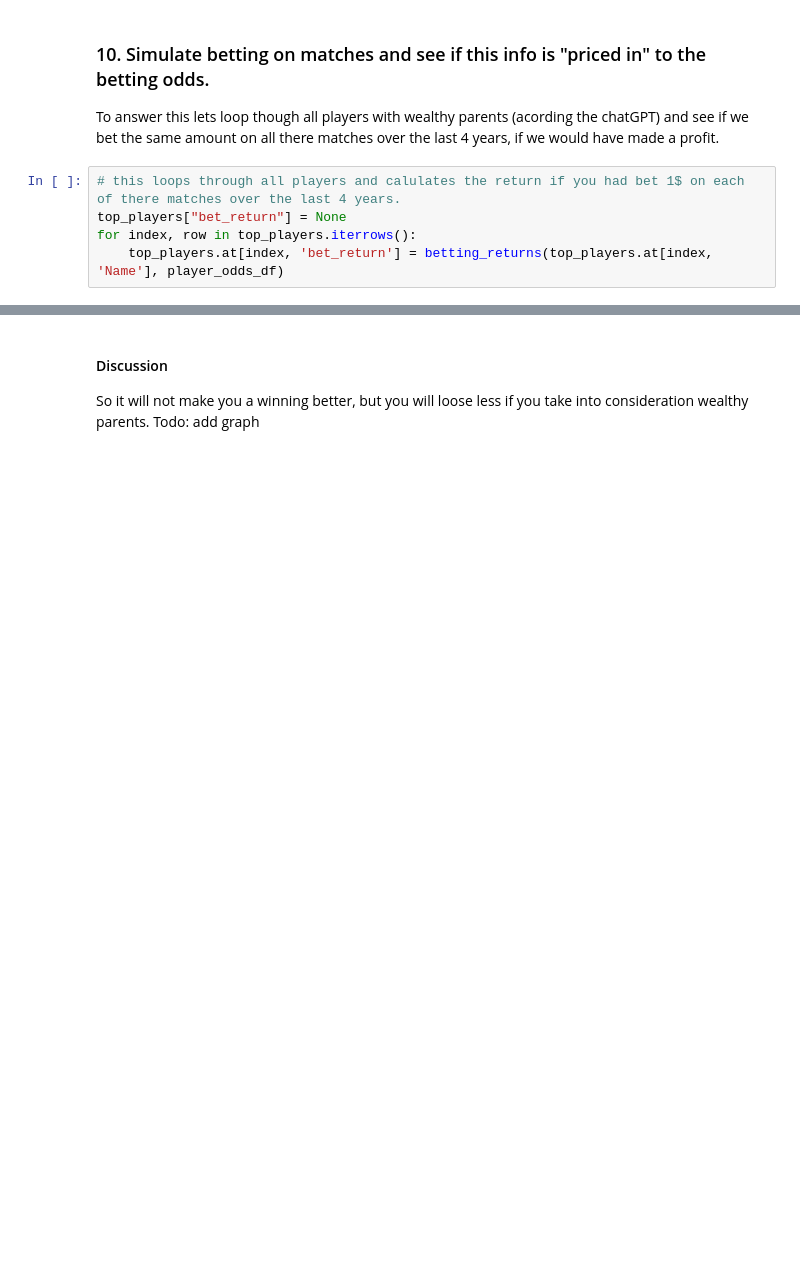
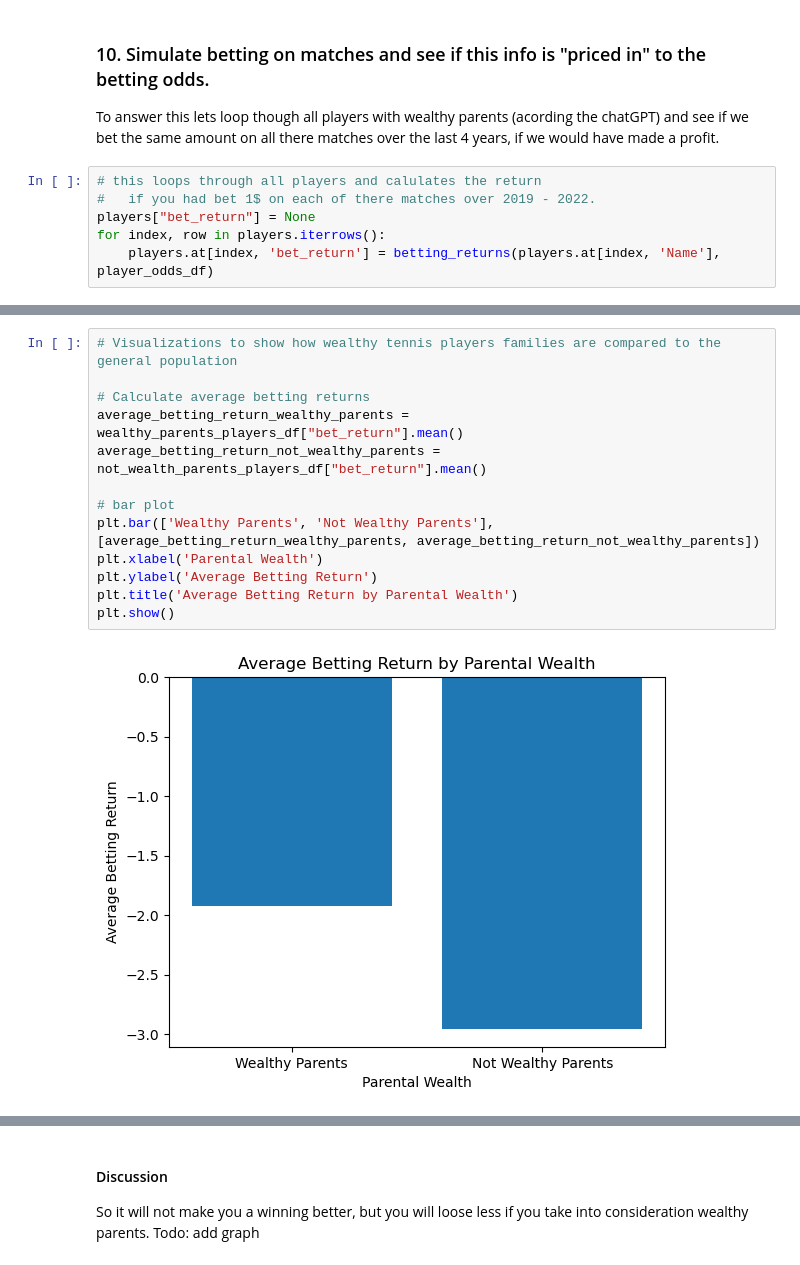
Before and after one commit to mmmcustard/analytics158739, a Jupyter notebook: 158739Assignment4.ipynb, the cells around one changed output, grey strips where cells are left out. Cells and saved outputs as stored; diff of their text form; blank space fills up the shorter version.

```diff
--- a/158739Assignment4.ipynb
+++ b/158739Assignment4.ipynb
@@ -672,8 +683,9 @@ Players who do not have wealth parents have a win ratio of 0.3421562232146426
 
 To answer this lets loop though all players with wealthy parents (acording the chatGPT) and see if we bet the same amount on all there matches over the last 4 years, if we would have made a profit.
 # %%
-# this loops through all players and calulates the return if you had bet 1$ on each of there matches over the last 4 years.
-top_players["bet_return"] = None
-for index, row in top_players.iterrows():
-    top_players.at[index, 'bet_return'] = betting_returns(top_players.at[index, 'Name'], player_odds_df)
+# this loops through all players and calulates the return
+#   if you had bet 1$ on each of there matches over 2019 - 2022.
+players["bet_return"] = None
+for index, row in players.iterrows():
+    players.at[index, 'bet_return'] = betting_returns(players.at[index, 'Name'], player_odds_df)
 # %%
@@ -689,0 +702,15 @@ Players who do not have wealth parents have an average betting return of -3.0892
+# %%
+# Visualizations to show how wealthy tennis players families are compared to the general population
+
+# Calculate average betting returns
+average_betting_return_wealthy_parents = wealthy_parents_players_df["bet_return"].mean()
+average_betting_return_not_wealthy_parents = not_wealth_parents_players_df["bet_return"].mean()
+
+# bar plot
+plt.bar(['Wealthy Parents', 'Not Wealthy Parents'], [average_betting_return_wealthy_parents, average_betting_return_not_wealthy_parents])
+plt.xlabel('Parental Wealth')
+plt.ylabel('Average Betting Return')
+plt.title('Average Betting Return by Parental Wealth')
+plt.show()
+# %% [output]
+[figure, added]
```
Also changed, not shown: parts of 25 cells of this notebook.
